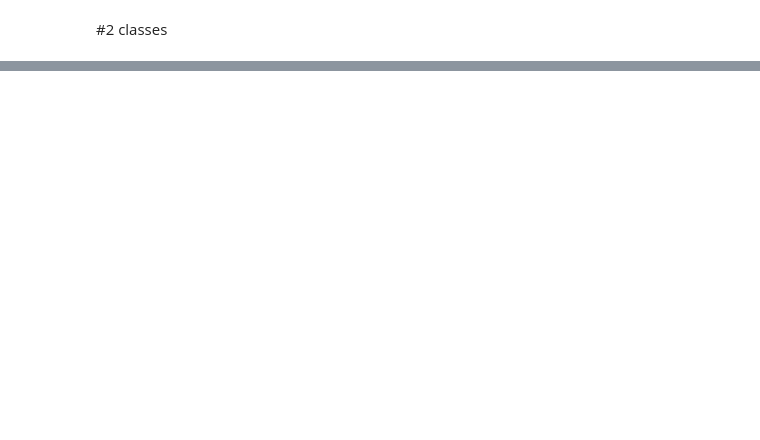
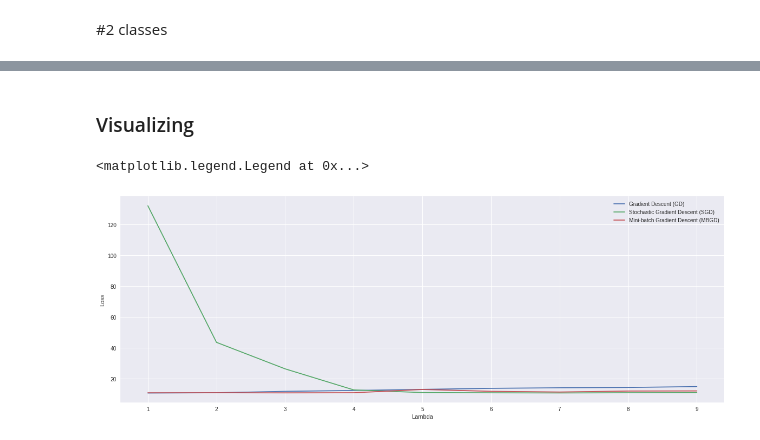
Before and after one commit to dac-nh/JVN-ICT, a Jupyter notebook: ICT/SVM-Gradient_Descent.ipynb, the cells around one changed output, grey strips where cells are left out. Saved outputs shown, nothing was run; the diff lists cells and outputs as text; code cells hidden in the pictures; blank space fills up the shorter version.

```diff
--- a/ICT/SVM-Gradient_Descent.ipynb
+++ b/ICT/SVM-Gradient_Descent.ipynb
@@ -431,0 +355,10 @@ iplot(figure_hyperplane, filename='gd-moving-plane')
+# %%
+loss_list_gd_ld = []
+for lamb in range(1, 21):
+    loss_list_gd, weights_gd, y_pre, time_list_gd = gradient_descent(w, X, y, lr=10e-3, lamb=lamb, epochs=200, warn=0)
+    loss_list_gd_ld.append(round(min(loss_list_gd), 7))
+    print('Min loss {} for {}s'.format(round(min(loss_list_gd), 7), round(sum(time_list_gd), 5)))
+
+lamb = loss_list_gd_ld.index(min(loss_list_gd_ld)) + 1
+print('Best lambda is: {}'.format(lamb))
+loss_list_gd, weights_gd, y_pre, time_list_gd = gradient_descent(w, X, y, lr=10e-3, lamb=lamb, epochs=200, warn=0)
@@ -431,0 +385,10 @@ iplot(figure_hyperplane, filename='gd-moving-plane')
+# %%
+loss_list_sgd_ld = []
+for lamb in range(1, 21):
+    loss_list_sgd, weights_sgd, time_list_sgd = enhanced_gradient_descent(w, X, y, lr=10e-3, lamb=lamb, size=100, epochs = 200)
+    loss_list_sgd_ld.append(round(min(loss_list_sgd), 7))
+    print('Min loss {} for {}s'.format(round(min(loss_list_sgd), 7), round(sum(time_list_sgd), 5)))
+
+lamb = loss_list_sgd_ld.index(min(loss_list_sgd_ld)) + 1
+print('Best lambda is: {}'.format(lamb))
+loss_list_sgd, weights_sgd, time_list_sgd = enhanced_gradient_descent(w, X, y, lr=10e-3, lamb=lamb, size=100, epochs = 200)
@@ -431,0 +415,10 @@ iplot(figure_hyperplane, filename='gd-moving-plane')
+# %%
+loss_list_mbgd_ld = []
+for lamb in range(1, 21):
+    loss_list_mbgd, weights_mbgd, time_list_mbgd = enhanced_gradient_descent(w, X, y, lr=10e-3, lamb=lamb, size=100, epochs = 200, gd_type='mini_batch')
+    loss_list_mbgd_ld.append(round(min(loss_list_mbgd), 7))
+    print('Min loss {} for {}s'.format(round(min(loss_list_mbgd), 7), round(sum(time_list_mbgd), 5)))
+
+lamb = loss_list_mbgd_ld.index(min(loss_list_mbgd_ld)) + 1
+print('Best lambda is: {}'.format(lamb))
+loss_list_mbgd, weights_mbgd, time_list_mbgd = enhanced_gradient_descent(w, X, y, lr=10e-3, lamb=lamb, size=100, epochs = 200, gd_type='mini_batch')
@@ -431,0 +443,18 @@ iplot(figure_hyperplane, filename='gd-moving-plane')
+# %% [markdown]
+### Visualizing
+# %%
+fig, ax = plt.subplots(nrows=1, ncols=1, figsize=(20,7))
+
+for loss_list, label in zip([loss_list_gd_ld, loss_list_sgd_ld, loss_list_mbgd_ld],
+                                   ['Gradient Descent (GD)',
+                                    'Stochastic Gradient Descent (SGD)',
+                                    'Mini-batch Gradient Descent (MBGD)']
+                                  ):
+    ax.plot(range(1, 10), loss_list[0:9], label=label, alpha=1)
+ax.set_ylabel('Loss')
+ax.set_xlabel('Lambda')
+
+ax.legend(loc='best')
+# %% [output]
+<matplotlib.legend.Legend at 0x...>
+[figure, added]
```
Also changed, not shown: parts of 61 cells of this notebook.
